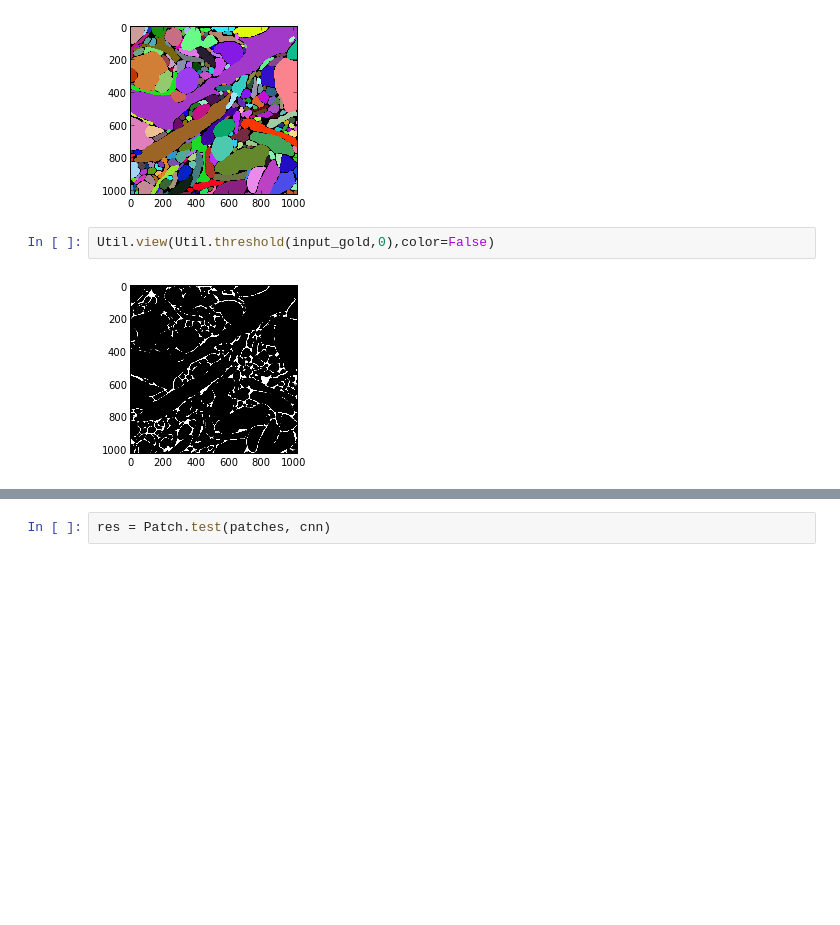
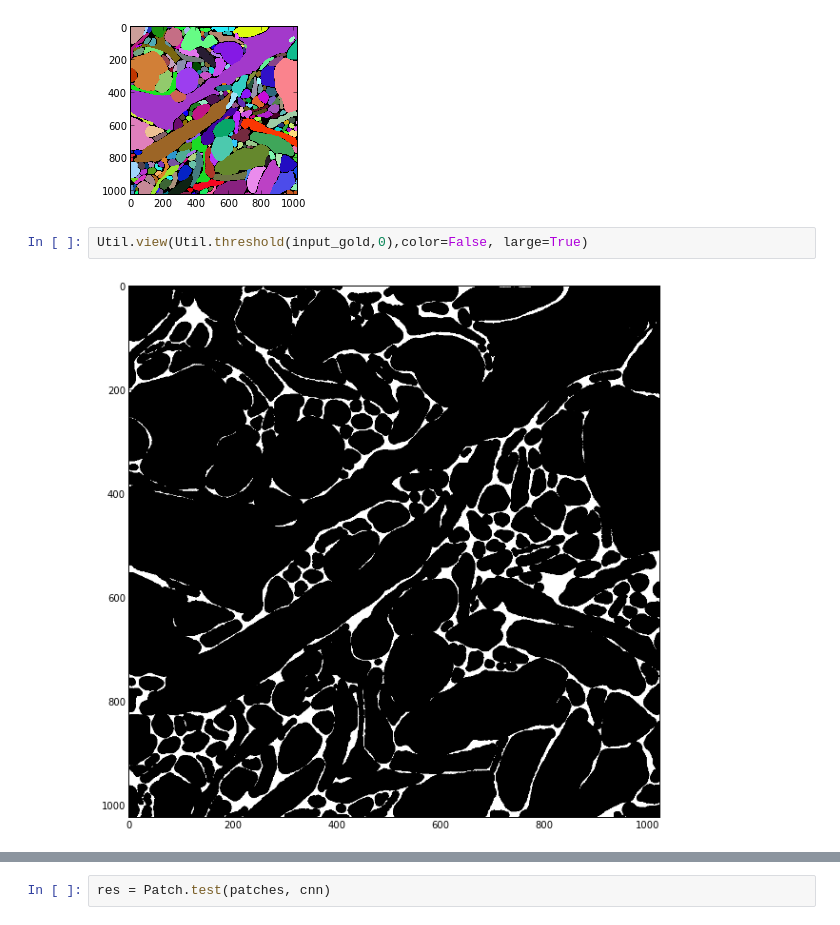
Before and after one commit to VCG/em-quality-metric, a Jupyter notebook: Reignite/debug_patches.ipynb, the cells around one changed output, grey strips where cells are left out. Saved outputs shown, nothing was run; the diff lists cells and outputs as text; blank space fills up the shorter version.

```diff
--- a/Reignite/debug_patches.ipynb
+++ b/Reignite/debug_patches.ipynb
@@ -28,7 +28,7 @@ Util.view(input_gold,color=True,large=False)
 # %% [output]
 [figure]
 # %%
-Util.view(Util.threshold(input_gold,0),color=False)
+Util.view(Util.threshold(input_gold,0),color=False, large=True)
 # %% [output]
-[figure, old version]
+[figure, new version]
 # %%
```
Also changed, not shown: parts of 11 cells of this notebook, 37 other files.
